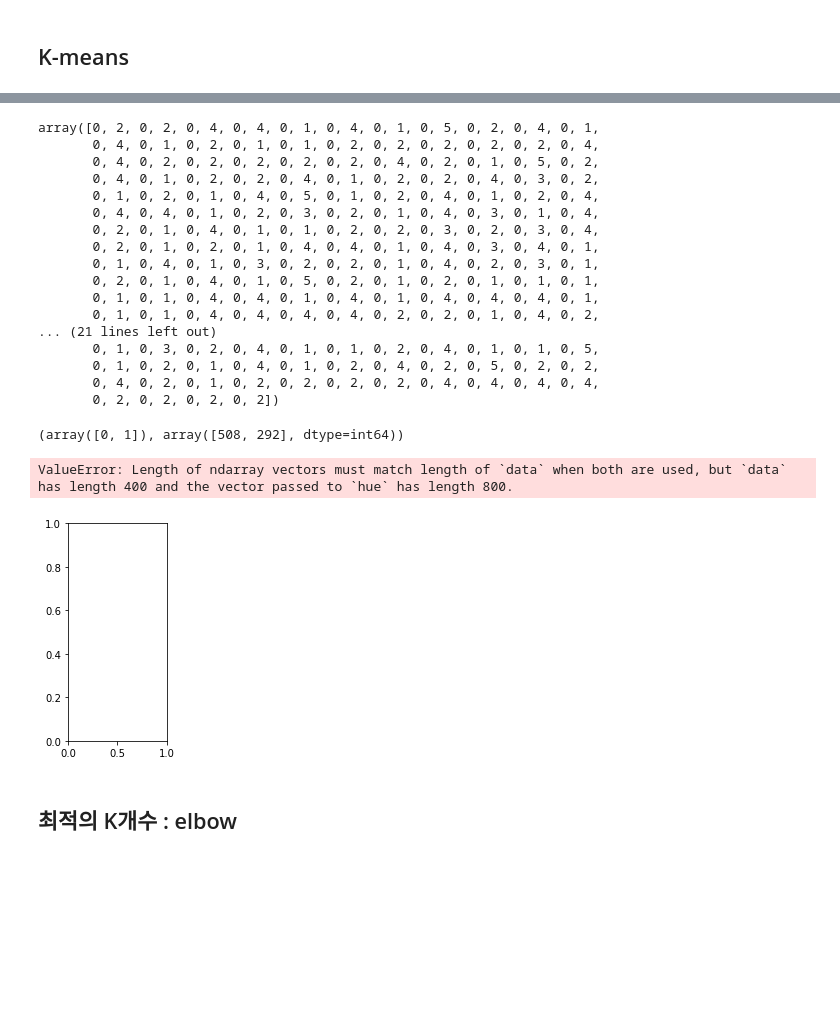
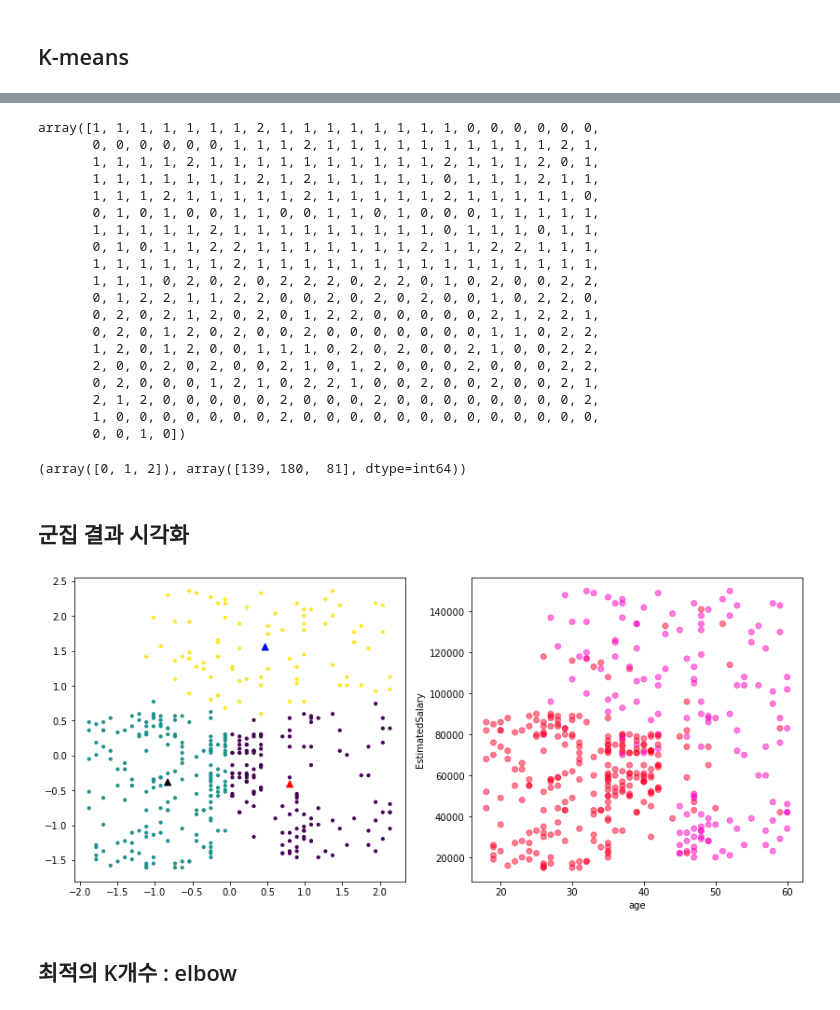
Before and after one commit to Areum120/DataAnalysis_Practice, a Jupyter notebook: SUV Cars Purchase K-means Clustering.ipynb, the cells around one changed output, grey strips where cells are left out. Saved outputs shown, nothing was run; the diff lists cells and outputs as text; code cells hidden in the pictures; blank space fills up the shorter version.

```diff
--- a/SUV Cars Purchase K-means Clustering.ipynb
+++ b/SUV Cars Purchase K-means Clustering.ipynb
@@ -82,7 +85,5 @@ scaled_df
 | 399 | 1.083596 | -0.990844 |
 400 rows × 2 columns
 # %%
-x = x.to_numpy()
+# numpy로 바꿈
+x2 = scaled_df.to_numpy()
-# %%
-x = x.reshape(-1, 1)
-x
@@ -111,6 +96,6 @@ x.shape
 # %% [markdown]
 ## K-means
 # %%
-km = KMeans(n_clusters=2, random_state=42)
-km.fit(x)
+km = KMeans(n_clusters=3, random_state=42)
+km.fit(x2)
 # %% [output]
@@ -138,37 +126,52 @@ array([0, 0, 0, 0, 0, 0, 0, 1, 0, 1, 0, 1, 0, 1, 0, 1, 0, 0, 0, 1, 0, 1,
 # %%
-y_predict = km.predict(x)
+y_predict = km.predict(x2)
 y_predict
 # %% [output]
-array([0, 2, 0, 2, 0, 4, 0, 4, 0, 1, 0, 4, 0, 1, 0, 5, 0, 2, 0, 4, 0, 1,
-       0, 4, 0, 1, 0, 2, 0, 1, 0, 1, 0, 2, 0, 2, 0, 2, 0, 2, 0, 2, 0, 4,
-       0, 4, 0, 2, 0, 2, 0, 2, 0, 2, 0, 2, 0, 4, 0, 2, 0, 1, 0, 5, 0, 2,
-       0, 4, 0, 1, 0, 2, 0, 2, 0, 4, 0, 1, 0, 2, 0, 2, 0, 4, 0, 3, 0, 2,
-       0, 1, 0, 2, 0, 1, 0, 4, 0, 5, 0, 1, 0, 2, 0, 4, 0, 1, 0, 2, 0, 4,
-       0, 4, 0, 4, 0, 1, 0, 2, 0, 3, 0, 2, 0, 1, 0, 4, 0, 3, 0, 1, 0, 4,
-       0, 2, 0, 1, 0, 4, 0, 1, 0, 1, 0, 2, 0, 2, 0, 3, 0, 2, 0, 3, 0, 4,
-       0, 2, 0, 1, 0, 2, 0, 1, 0, 4, 0, 4, 0, 1, 0, 4, 0, 3, 0, 4, 0, 1,
-       0, 1, 0, 4, 0, 1, 0, 3, 0, 2, 0, 2, 0, 1, 0, 4, 0, 2, 0, 3, 0, 1,
-       0, 2, 0, 1, 0, 4, 0, 1, 0, 5, 0, 2, 0, 1, 0, 2, 0, 1, 0, 1, 0, 1,
-       0, 1, 0, 1, 0, 4, 0, 4, 0, 1, 0, 4, 0, 1, 0, 4, 0, 4, 0, 4, 0, 1,
-       0, 1, 0, 1, 0, 4, 0, 4, 0, 4, 0, 4, 0, 2, 0, 2, 0, 1, 0, 4, 0, 2,
-... (21 lines left out)
-       0, 1, 0, 3, 0, 2, 0, 4, 0, 1, 0, 1, 0, 2, 0, 4, 0, 1, 0, 1, 0, 5,
-       0, 1, 0, 2, 0, 1, 0, 4, 0, 1, 0, 2, 0, 4, 0, 2, 0, 5, 0, 2, 0, 2,
-       0, 4, 0, 2, 0, 1, 0, 2, 0, 2, 0, 2, 0, 2, 0, 4, 0, 4, 0, 4, 0, 4,
-       0, 2, 0, 2, 0, 2, 0, 2])
+array([1, 1, 1, 1, 1, 1, 1, 2, 1, 1, 1, 1, 1, 1, 1, 1, 0, 0, 0, 0, 0, 0,
+       0, 0, 0, 0, 0, 0, 1, 1, 1, 2, 1, 1, 1, 1, 1, 1, 1, 1, 1, 1, 2, 1,
+       1, 1, 1, 1, 2, 1, 1, 1, 1, 1, 1, 1, 1, 1, 1, 2, 1, 1, 1, 2, 0, 1,
+       1, 1, 1, 1, 1, 1, 1, 2, 1, 2, 1, 1, 1, 1, 1, 0, 1, 1, 1, 2, 1, 1,
+       1, 1, 1, 2, 1, 1, 1, 1, 1, 2, 1, 1, 1, 1, 1, 2, 1, 1, 1, 1, 1, 0,
+       0, 1, 0, 1, 0, 0, 1, 1, 0, 0, 1, 1, 0, 1, 0, 0, 0, 1, 1, 1, 1, 1,
+       1, 1, 1, 1, 1, 2, 1, 1, 1, 1, 1, 1, 1, 1, 1, 0, 1, 1, 1, 0, 1, 1,
+       0, 1, 0, 1, 1, 2, 2, 1, 1, 1, 1, 1, 1, 1, 2, 1, 1, 2, 2, 1, 1, 1,
+       1, 1, 1, 1, 1, 1, 2, 1, 1, 1, 1, 1, 1, 1, 1, 1, 1, 1, 1, 1, 1, 1,
+       1, 1, 1, 0, 2, 0, 2, 0, 2, 2, 2, 0, 2, 2, 0, 1, 0, 2, 0, 0, 2, 2,
+       0, 1, 2, 2, 1, 1, 2, 2, 0, 0, 2, 0, 2, 0, 2, 0, 0, 1, 0, 2, 2, 0,
+       0, 2, 0, 2, 1, 2, 0, 2, 0, 1, 2, 2, 0, 0, 0, 0, 0, 2, 1, 2, 2, 1,
+       0, 2, 0, 1, 2, 0, 2, 0, 0, 2, 0, 0, 0, 0, 0, 0, 0, 1, 1, 0, 2, 2,
+       1, 2, 0, 1, 2, 0, 0, 1, 1, 1, 0, 2, 0, 2, 0, 0, 2, 1, 0, 0, 2, 2,
+       2, 0, 0, 2, 0, 2, 0, 0, 2, 1, 0, 1, 2, 0, 0, 0, 2, 0, 0, 0, 2, 2,
+       0, 2, 0, 0, 0, 1, 2, 1, 0, 2, 2, 1, 0, 0, 2, 0, 0, 2, 0, 0, 2, 1,
+       2, 1, 2, 0, 0, 0, 0, 0, 2, 0, 0, 0, 2, 0, 0, 0, 0, 0, 0, 0, 0, 2,
+       1, 0, 0, 0, 0, 0, 0, 0, 2, 0, 0, 0, 0, 0, 0, 0, 0, 0, 0, 0, 0, 0,
+       0, 0, 1, 0])
 # %%
 # 각각 모은 샘플 개수 확인
 np.unique(km.labels_, return_counts=True)
 # %% [output]
-(array([0, 1]), array([508, 292], dtype=int64))
+(array([0, 1, 2]), array([139, 180,  81], dtype=int64))
+# %% [markdown]
+## 군집 결과 시각화
 # %%
-# 시각화
-plt.subplot(132)
-sns.scatterplot(x=x['Age'], y=x['EstimatedSalary'], data=df, hue=km.labels_, palette='coolwarm')
-plt.scatter(km.cluster_centers_[:, 1], km.cluster_centers_[:, 3], c='red', alpha=0.5, s=150)
+plt.figure(figsize=(1,6))
+
+# k-means modeling
+plt.subplot(1,2,1)
+plt.scatter(x2[:,0], x2[:,1],
+           c = km.labels_, marker='o', s=10)
+plt.scatter(km.cluster_centers_[:,0],
+           km.cluster_centers_[:,1],
+            c=['r','k','b'], marker='^', s=50)
+
+# 나이, 연봉으로 구매(0,1)산점도 그래프
+plt.subplot(1,2,2)
+plt.scatter(x['Age'], x['EstimatedSalary'], c=y, cmap='gist_rainbow', alpha=0.5)
+plt.xlabel('age')
+plt.ylabel('EstimatedSalary')
+plt.show()
 # %% [output]
-ValueError: Length of ndarray vectors must match length of `data` when both are used, but `data` has length 400 and the vector passed to `hue` has length 800.
-[figure, old version]
+[figure, new version]
 # %% [markdown]
 ## 최적의 K개수 : elbow
 # %%
```
Also changed, not shown: parts of 14 cells of this notebook.
